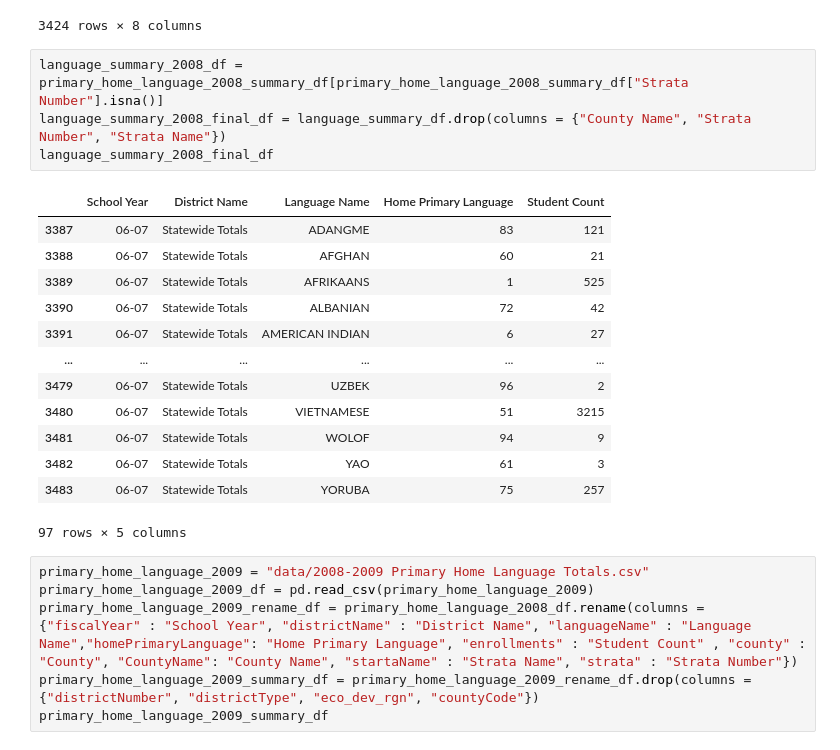
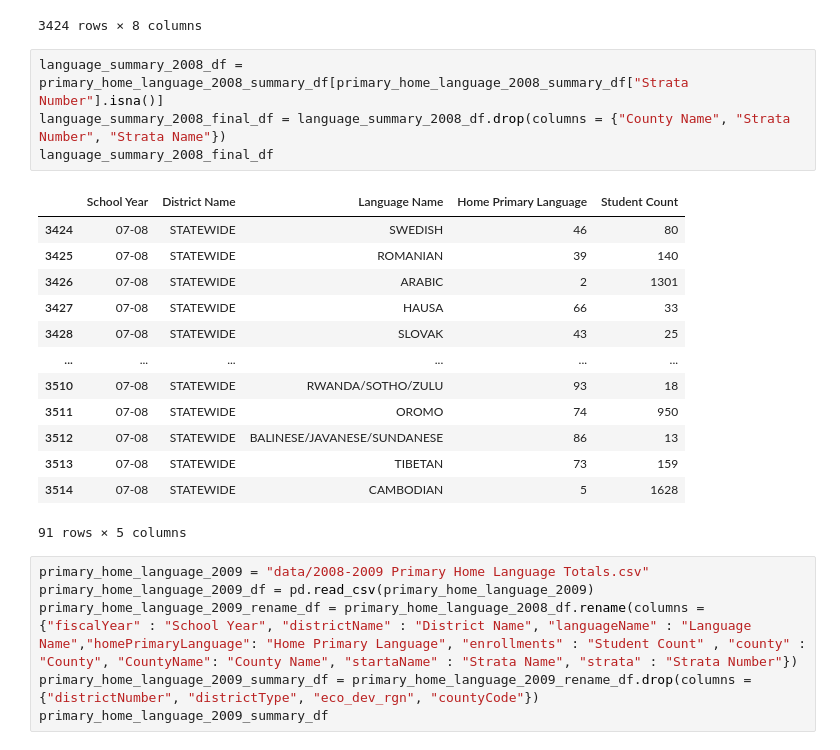
Before and after one commit to NTTGermania/Project-1-Group-7-Analysis-of-languages-in-Minnesota, a Jupyter notebook: Project#1test.ipynb, the cells around one changed output. Saved outputs shown, nothing was run; the diff lists cells and outputs as text.

```diff
--- a/Project#1test.ipynb
+++ b/Project#1test.ipynb
@@ -82,22 +91,22 @@ primary_home_language_2008_final_df
 3424 rows × 8 columns
 # %%
 language_summary_2008_df = primary_home_language_2008_summary_df[primary_home_language_2008_summary_df["Strata Number"].isna()]
-language_summary_2008_final_df = language_summary_df.drop(columns = {"County Name", "Strata Number", "Strata Name"})
+language_summary_2008_final_df = language_summary_2008_df.drop(columns = {"County Name", "Strata Number", "Strata Name"})
 language_summary_2008_final_df
 # %% [output]
 |  | School Year | District Name | Language Name | Home Primary Language | Student Count |
-| 3387 | 06-07 | Statewide Totals | ADANGME | 83 | 121 |
-| 3388 | 06-07 | Statewide Totals | AFGHAN | 60 | 21 |
-| 3389 | 06-07 | Statewide Totals | AFRIKAANS | 1 | 525 |
-| 3390 | 06-07 | Statewide Totals | ALBANIAN | 72 | 42 |
-| 3391 | 06-07 | Statewide Totals | AMERICAN INDIAN | 6 | 27 |
+| 3424 | 07-08 | STATEWIDE | SWEDISH | 46 | 80 |
+| 3425 | 07-08 | STATEWIDE | ROMANIAN | 39 | 140 |
+| 3426 | 07-08 | STATEWIDE | ARABIC | 2 | 1301 |
+| 3427 | 07-08 | STATEWIDE | HAUSA | 66 | 33 |
+| 3428 | 07-08 | STATEWIDE | SLOVAK | 43 | 25 |
 | ... | ... | ... | ... | ... | ... |
-| 3479 | 06-07 | Statewide Totals | UZBEK | 96 | 2 |
-| 3480 | 06-07 | Statewide Totals | VIETNAMESE | 51 | 3215 |
-| 3481 | 06-07 | Statewide Totals | WOLOF | 94 | 9 |
-| 3482 | 06-07 | Statewide Totals | YAO | 61 | 3 |
-| 3483 | 06-07 | Statewide Totals | YORUBA | 75 | 257 |
+| 3510 | 07-08 | STATEWIDE | RWANDA/SOTHO/ZULU | 93 | 18 |
+| 3511 | 07-08 | STATEWIDE | OROMO | 74 | 950 |
+| 3512 | 07-08 | STATEWIDE | BALINESE/JAVANESE/SUNDANESE | 86 | 13 |
+| 3513 | 07-08 | STATEWIDE | TIBETAN | 73 | 159 |
+| 3514 | 07-08 | STATEWIDE | CAMBODIAN | 5 | 1628 |
-97 rows × 5 columns
+91 rows × 5 columns
 # %%
 primary_home_language_2009 = "data/2008-2009 Primary Home Language Totals.csv"
 primary_home_language_2009_df = pd.read_csv(primary_home_language_2009)
```
Also changed, not shown: parts of 23 cells of this notebook.
